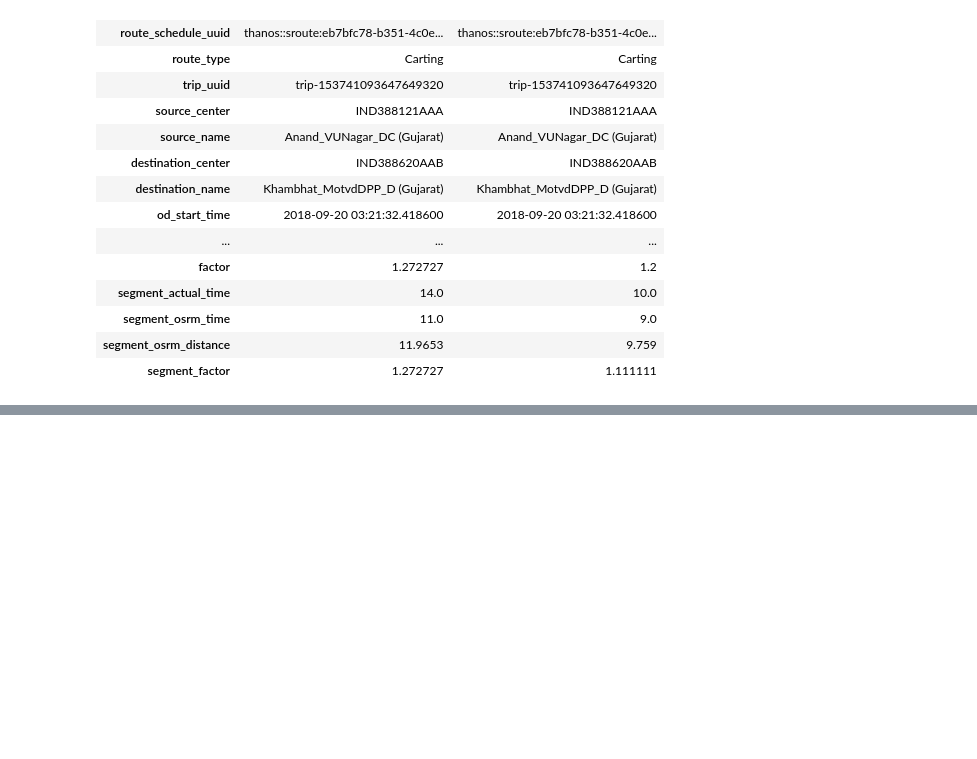
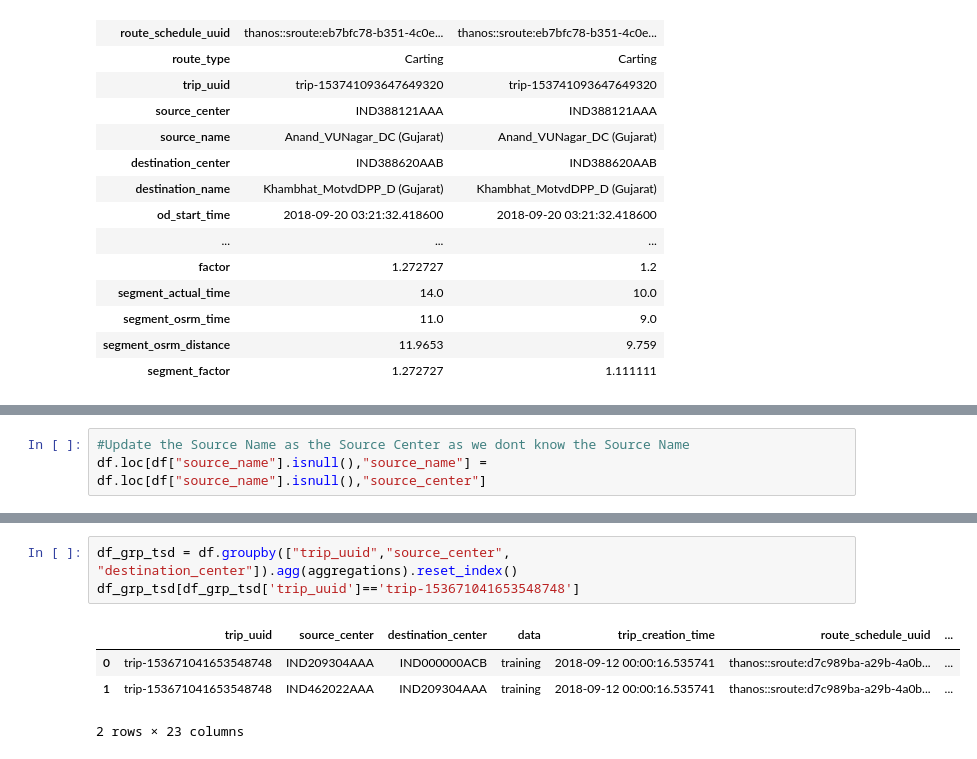
Before and after one commit to lokeshkumarn/DailyCodingProblems, a Jupyter notebook: Delhivery.ipynb, the cells around one changed output, grey strips where cells are left out. Saved outputs shown, nothing was run; the diff lists cells and outputs as text; blank space fills up the shorter version.

```diff
--- a/Delhivery.ipynb
+++ b/Delhivery.ipynb
@@ -54,0 +122,3 @@ df.head(2).transpose()
+# %%
+#Update the Source Name as the Source Center as we dont know the Source Name
+df.loc[df["source_name"].isnull(),"source_name"] = df.loc[df["source_name"].isnull(),"source_center"]
@@ -54,0 +222,8 @@ df.head(2).transpose()
+# %%
+df_grp_tsd = df.groupby(["trip_uuid","source_center", "destination_center"]).agg(aggregations).reset_index()
+df_grp_tsd[df_grp_tsd['trip_uuid']=='trip-153671041653548748']
+# %% [output]
+|  | trip_uuid | source_center | destination_center | data | trip_creation_time | route_schedule_uuid | ... |
+| 0 | trip-153671041653548748 | IND209304AAA | IND000000ACB | training | 2018-09-12 00:00:16.535741 | thanos::sroute:d7c989ba-a29b-4a0b... | ... |
+| 1 | trip-153671041653548748 | IND462022AAA | IND209304AAA | training | 2018-09-12 00:00:16.535741 | thanos::sroute:d7c989ba-a29b-4a0b... | ... |
+2 rows × 23 columns
```
Also changed, not shown: parts of 26 cells of this notebook.
